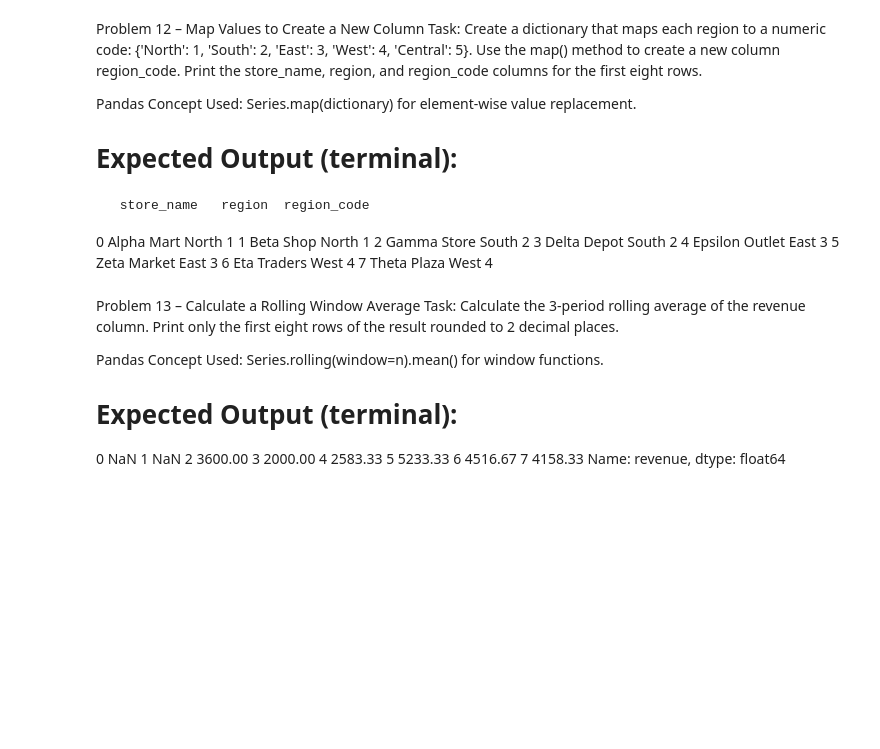
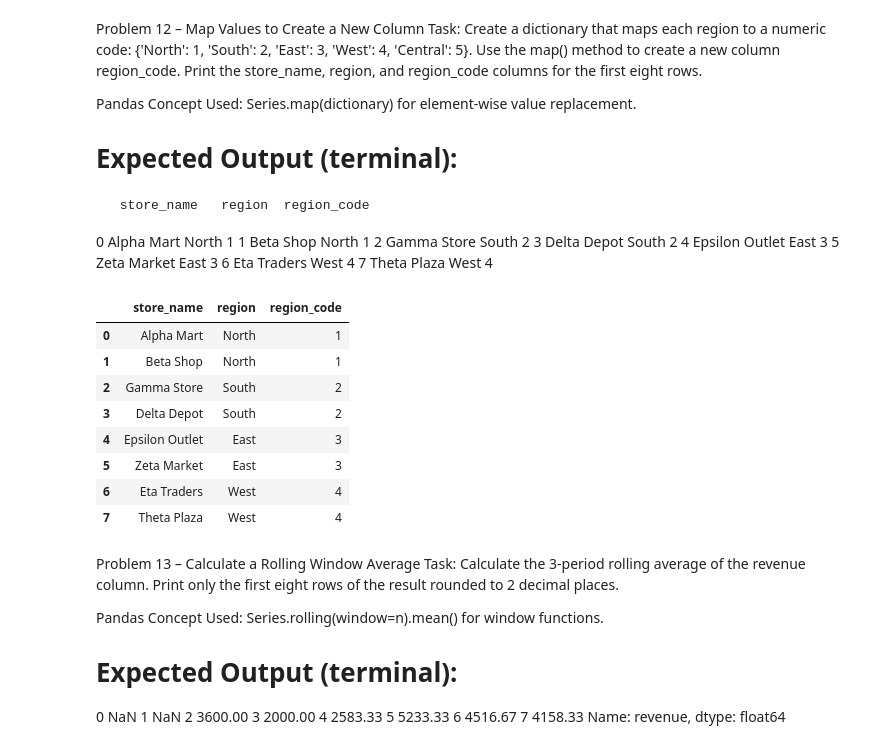
Before and after one commit to JerickJualo/Pandas---Problem-Solving---DeepSeek, a Jupyter notebook: Problem Solving/Data Handling Notebooks/Data Handling - EASY.ipynb, the cells around one changed output. Saved outputs shown, nothing was run; the diff lists cells and outputs as text; code cells hidden in the pictures; blank space fills up the shorter version.

```diff
--- a/Problem Solving/Data Handling Notebooks/Data Handling - EASY.ipynb
+++ b/Problem Solving/Data Handling Notebooks/Data Handling - EASY.ipynb
@@ -289,3 +339,10 @@ DataFrame['col'].apply(func) for column‑wise function application.
 2  Gamma Store            Food            15.0            13.5
 3  Delta Depot            Home            90.0            81.0
 4  Epsilon Outlet        Sports            80.0            72.0
+# %%
+def reduce_price(column):
+
+    return column * 0.9
+
+store_sales['discount_price'] = store_sales.loc[:, 'price_per_unit'].apply(reduce_price).round(2)
+store_sales.loc[:, ['store_name', 'product_category', 'price_per_unit','discount_price']].head(5)
@@ -307,6 +371,21 @@ Series.map(dictionary) for element‑wise value replacement.
 5   Zeta Market     East            3
 6   Eta Traders     West            4
 7   Theta Plaza     West            4
+# %%
+map_region = {'North': 1, 'South': 2, 'East': 3, 'West': 4, 'Central': 5}
+store_sales['region_code'] = store_sales.loc[:, 'region'].map(map_region)
+
+store_sales.loc[:, ['store_name', 'region', 'region_code']].head(8)
+# %% [output]
+|  | store_name | region | region_code |
+| 0 | Alpha Mart | North | 1 |
+| 1 | Beta Shop | North | 1 |
+| 2 | Gamma Store | South | 2 |
+| 3 | Delta Depot | South | 2 |
+| 4 | Epsilon Outlet | East | 3 |
+| 5 | Zeta Market | East | 3 |
+| 6 | Eta Traders | West | 4 |
+| 7 | Theta Plaza | West | 4 |
 # %% [markdown]
 Problem 13 – Calculate a Rolling Window Average
 Task:
```
Also changed, not shown: parts of 7 cells of this notebook.
